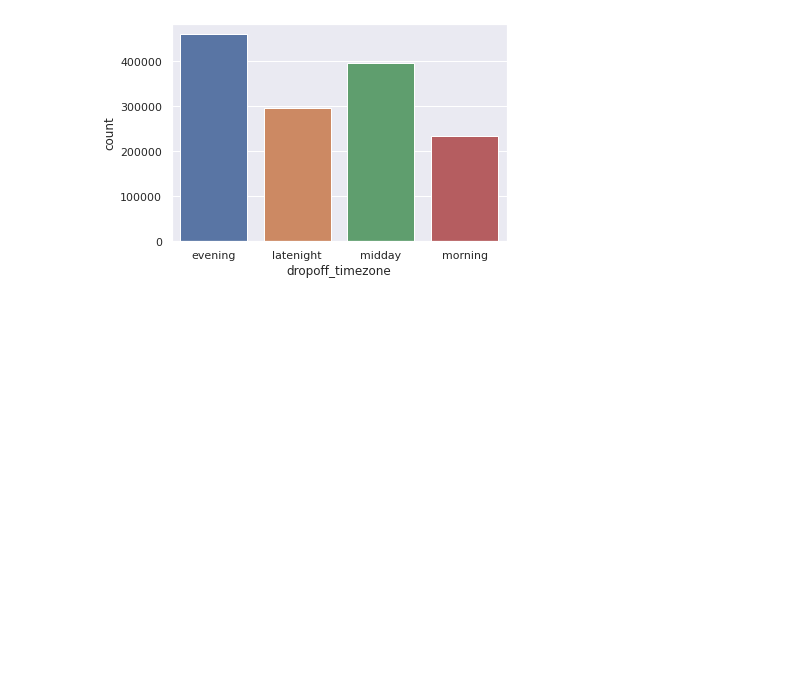
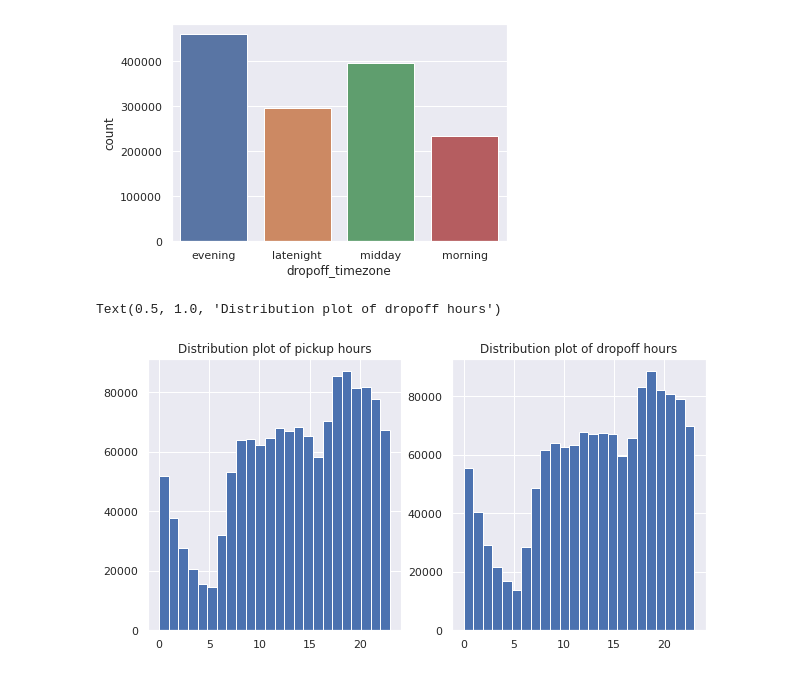
Before and after one commit to haynapasi050505/supervised-machine-learning-regression-NYC-taxi-trip, a Jupyter notebook: Copy_of_NYC_Taxi_Trip_Time_Prediction_Capstone_Project.ipynb, the cells around one changed output. Saved outputs shown, nothing was run; the diff lists cells and outputs as text; code cells hidden in the pictures; blank space fills up the shorter version.

```diff
--- a/Copy_of_NYC_Taxi_Trip_Time_Prediction_Capstone_Project.ipynb
+++ b/Copy_of_NYC_Taxi_Trip_Time_Prediction_Capstone_Project.ipynb
@@ -263,3 +263,15 @@ sns.countplot(x=df['dropoff_timezone'])
 plt.show()
 # %% [output]
 [figure]
+# %%
+df['pickup_hour']= df['pickup_datetime'].dt.hour
+df['dropoff_hour'] = df['dropoff_datetime'].dt.hour
+# %%
+figure,ax=plt.subplots(nrows=1 , ncols=2 , figsize = (10,5))
+df.pickup_hour.hist(bins=24 , ax=ax[0])
+ax[0].set_title('Distribution plot of pickup hours')
+df.dropoff_hour.hist(bins=24 , ax= ax[1])
+ax[1].set_title('Distribution plot of dropoff hours')
+# %% [output]
+Text(0.5, 1.0, 'Distribution plot of dropoff hours')
+[figure, added]
```
Also changed, not shown: parts of 3 cells of this notebook.
